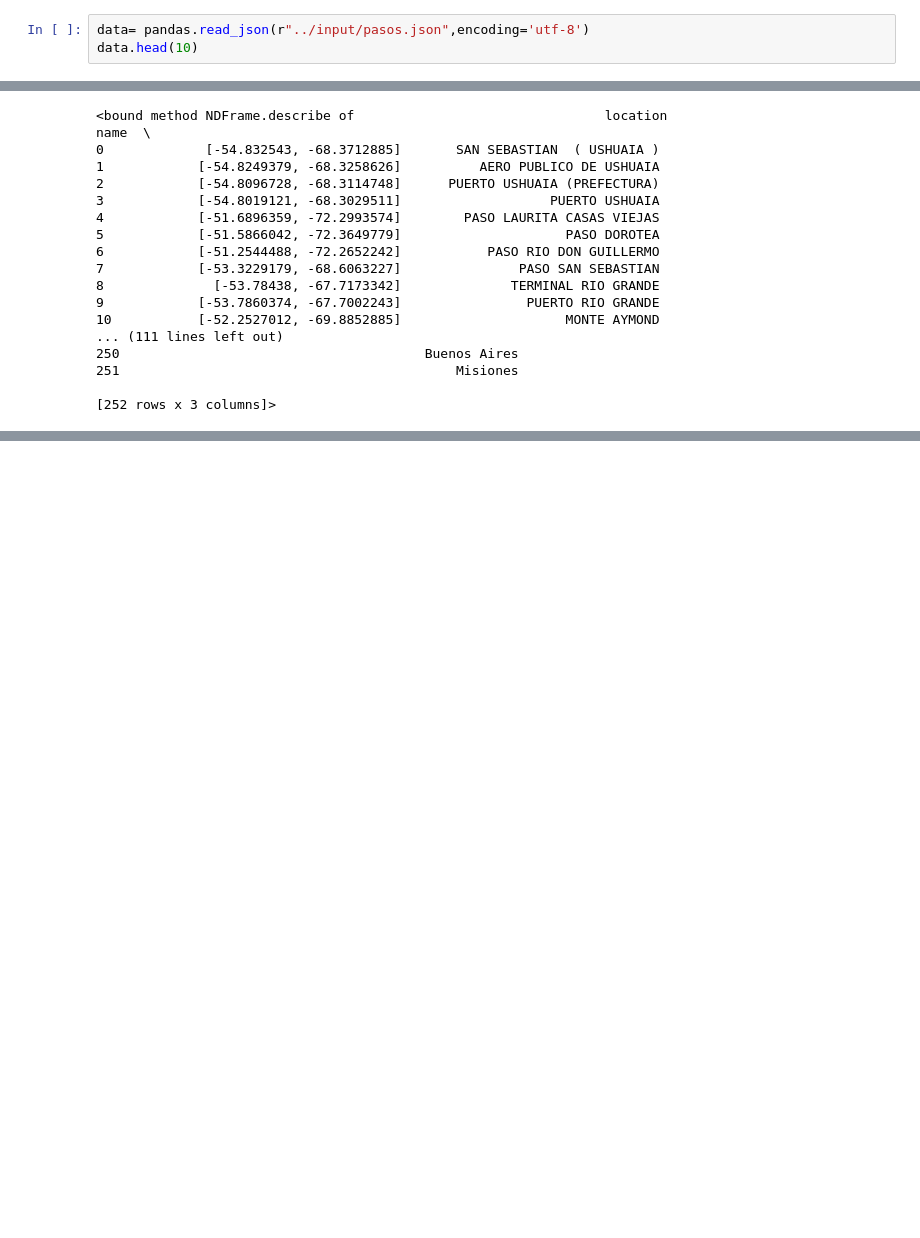
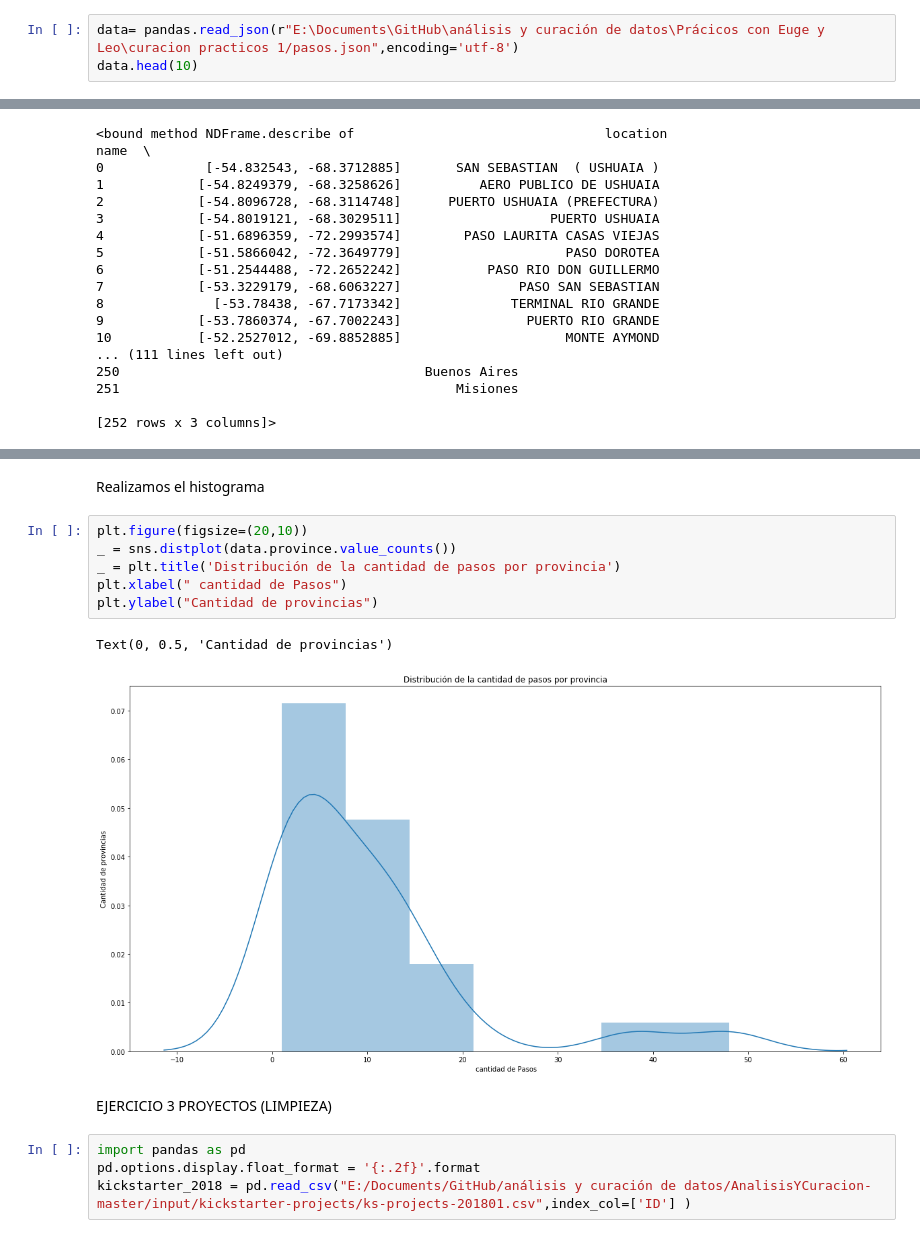
Before and after one commit to leoeugelaura/Analisis-y-Curacion-de-datos, a Jupyter notebook: Prácticopasos.ipynb, the cells around one changed output, grey strips where cells are left out. Cells and saved outputs as stored; diff of their text form; blank space fills up the shorter version.

```diff
--- a/Prácticopasos.ipynb
+++ b/Prácticopasos.ipynb
@@ -8,7 +17,7 @@ seaborn.__version__
 # %% [output]
 '0.9.0'
 # %%
-data= pandas.read_json(r"../input/pasos.json",encoding='utf-8')
+data= pandas.read_json(r"E:\Documents\GitHub\análisis y curación de datos\Prácicos con Euge y Leo\curacion practicos 1/pasos.json",encoding='utf-8')
 data.head(10)
 # %% [output]
 |  | location | name | province |
@@ -56,0 +63,17 @@ TypeError: unsupported operand type(s) for /: 'list' and 'int'
+# %% [markdown]
+Realizamos el histograma
+# %%
+plt.figure(figsize=(20,10))
+_ = sns.distplot(data.province.value_counts())
+_ = plt.title('Distribución de la cantidad de pasos por provincia')
+plt.xlabel(" cantidad de Pasos")
+plt.ylabel("Cantidad de provincias")
+# %% [output]
+Text(0, 0.5, 'Cantidad de provincias')
+[figure, added]
+# %% [markdown]
+EJERCICIO 3 PROYECTOS (LIMPIEZA)
+# %%
+import pandas as pd
+pd.options.display.float_format = '{:.2f}'.format
+kickstarter_2018 = pd.read_csv("E:/Documents/GitHub/análisis y curación de datos/AnalisisYCuracion-master/input/kickstarter-projects/ks-projects-201801.csv",index_col=['ID'] )
```
Also changed, not shown: parts of 18 cells of this notebook.
